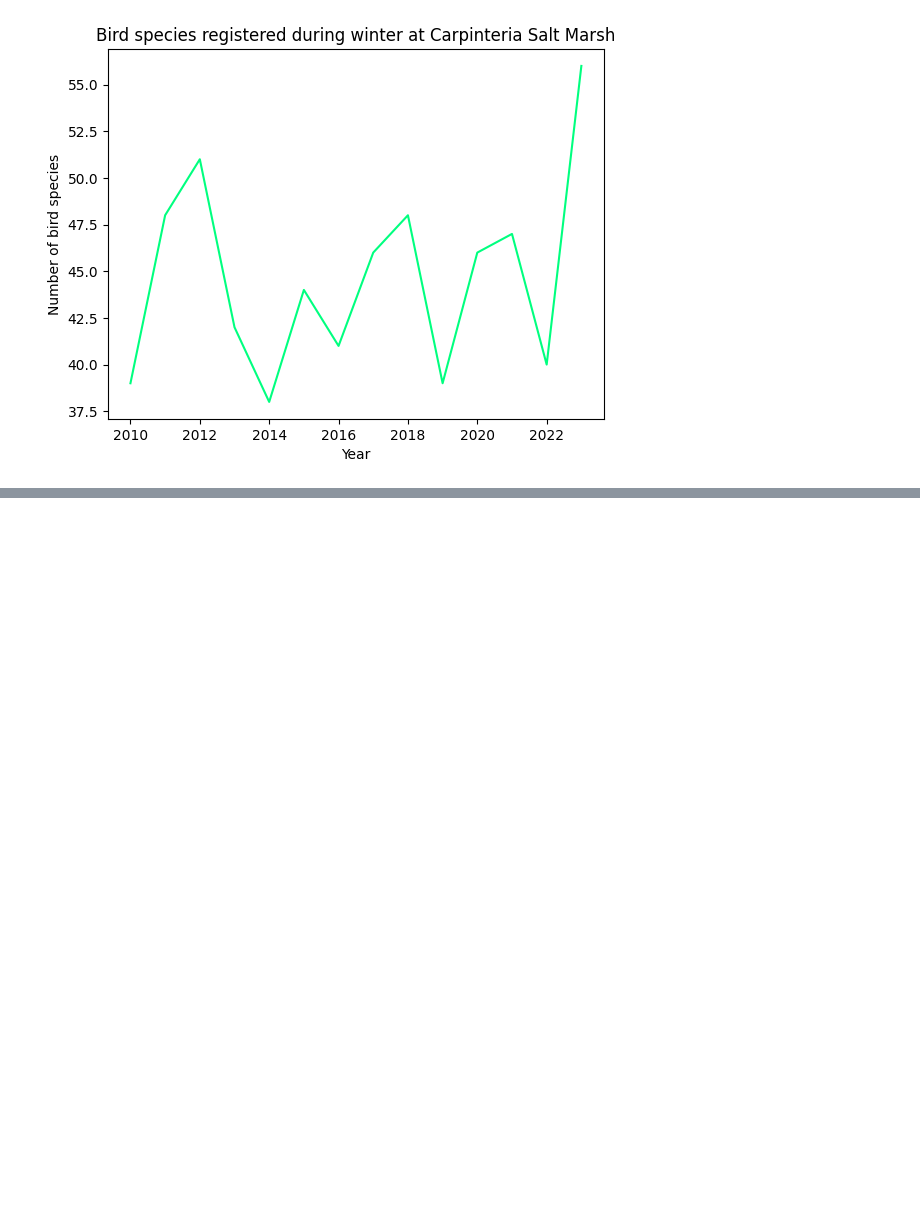
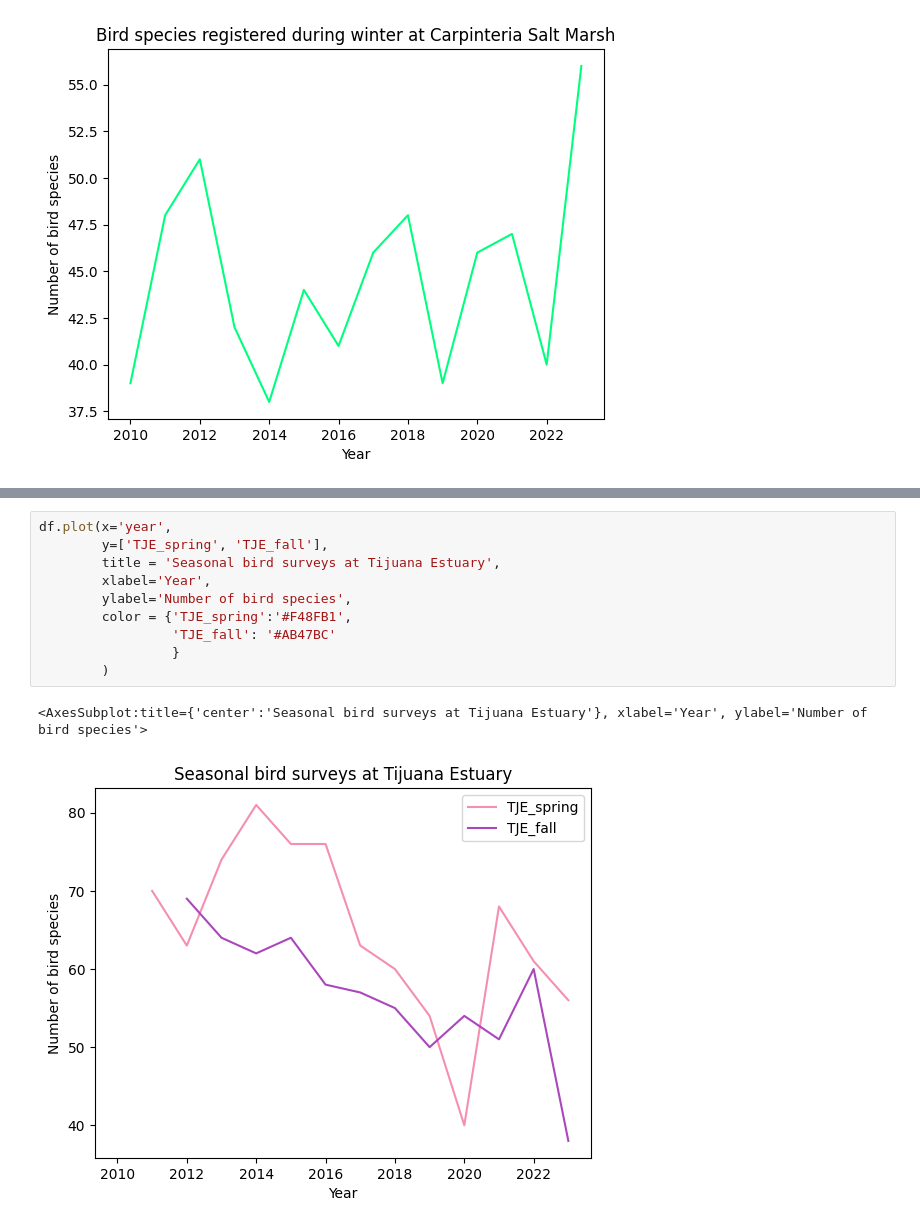
Before and after one commit to kaimorquecho/eds220-2025-in-class, a Jupyter notebook: week-2-basic-plotting.ipynb, the cells around one changed output, grey strips where cells are left out. Saved outputs shown, nothing was run; the diff lists cells and outputs as text; blank space fills up the shorter version.

```diff
--- a/week-2-basic-plotting.ipynb
+++ b/week-2-basic-plotting.ipynb
@@ -79,0 +118,13 @@ df.plot(x = "year",
+# %%
+df.plot(x='year',
+        y=['TJE_spring', 'TJE_fall'],
+        title = 'Seasonal bird surveys at Tijuana Estuary',
+        xlabel='Year',
+        ylabel='Number of bird species',
+        color = {'TJE_spring':'#F48FB1',
+                 'TJE_fall': '#AB47BC'
+                 }
+        )
+# %% [output]
+<AxesSubplot:title={'center':'Seasonal bird surveys at Tijuana Estuary'}, xlabel='Year', ylabel='Number of bird species'>
+[figure, added]
```
Also changed, not shown: parts of 22 cells of this notebook.
